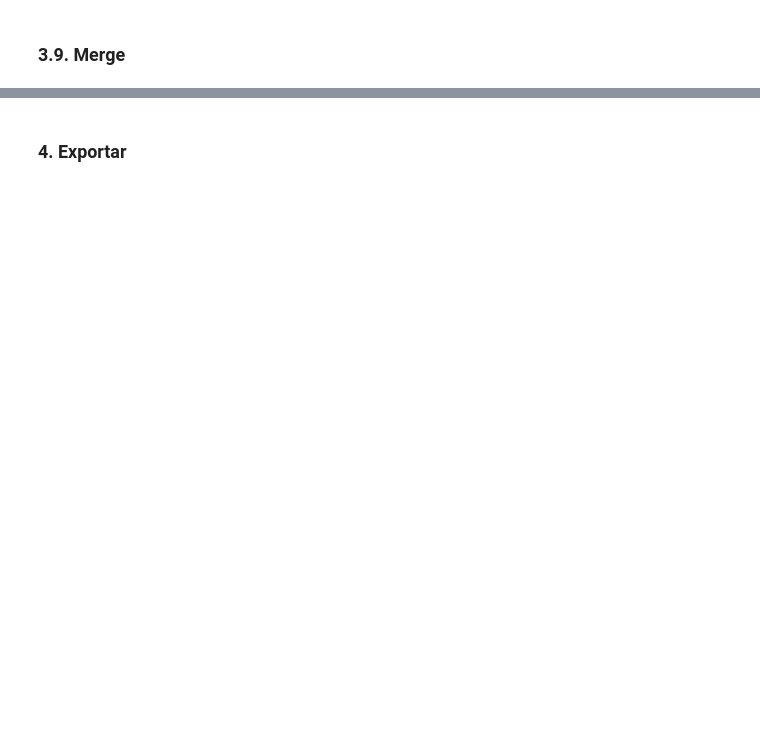
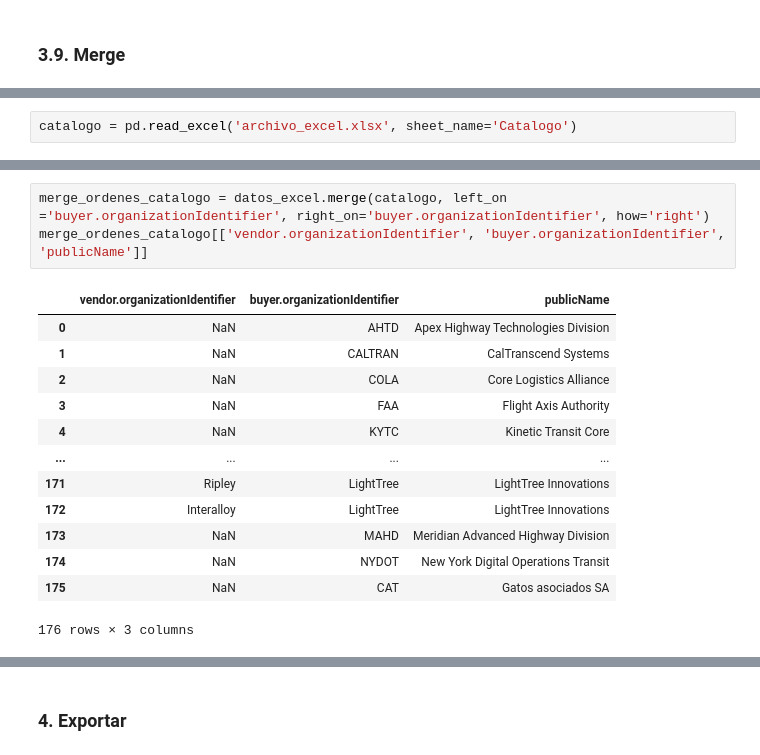
Before and after one commit to cdsaineac/Bootcamp-DS-202604, a Jupyter notebook: Clase 05 - Pandas/intro_pandas.ipynb, the cells around one changed output, grey strips where cells are left out. Drawn from its saved outputs; the diff is of its cells as text; blank space fills up the shorter version.

```diff
--- a/Clase 05 - Pandas/intro_pandas.ipynb
+++ b/Clase 05 - Pandas/intro_pandas.ipynb
@@ -484,3 +584,5 @@ datos_excel.groupby(['orderType','vendor.organizationIdentifier'])[['quantity','
 ### 3.9. Merge
 # %% [markdown]
 ![Diagrama de JOINs en SQL](https://www.hostingplus.com.co/wp-content/uploads/2021/06/JOIN.jpg)
+# %%
+catalogo = pd.read_excel('archivo_excel.xlsx', sheet_name='Catalogo')
@@ -486,0 +616,17 @@ datos_excel.groupby(['orderType','vendor.organizationIdentifier'])[['quantity','
+# %%
+merge_ordenes_catalogo = datos_excel.merge(catalogo, left_on ='buyer.organizationIdentifier', right_on='buyer.organizationIdentifier', how='right')
+merge_ordenes_catalogo[['vendor.organizationIdentifier', 'buyer.organizationIdentifier', 'publicName']]
+# %% [output]
+|  | vendor.organizationIdentifier | buyer.organizationIdentifier | publicName |
+| 0 | NaN | AHTD | Apex Highway Technologies Division |
+| 1 | NaN | CALTRAN | CalTranscend Systems |
+| 2 | NaN | COLA | Core Logistics Alliance |
+| 3 | NaN | FAA | Flight Axis Authority |
+| 4 | NaN | KYTC | Kinetic Transit Core |
+| ... | ... | ... | ... |
+| 171 | Ripley | LightTree | LightTree Innovations |
+| 172 | Interalloy | LightTree | LightTree Innovations |
+| 173 | NaN | MAHD | Meridian Advanced Highway Division |
+| 174 | NaN | NYDOT | New York Digital Operations Transit |
+| 175 | NaN | CAT | Gatos asociados SA |
+176 rows × 3 columns
```
Also changed, not shown: parts of 47 cells of this notebook, 4 other files.
